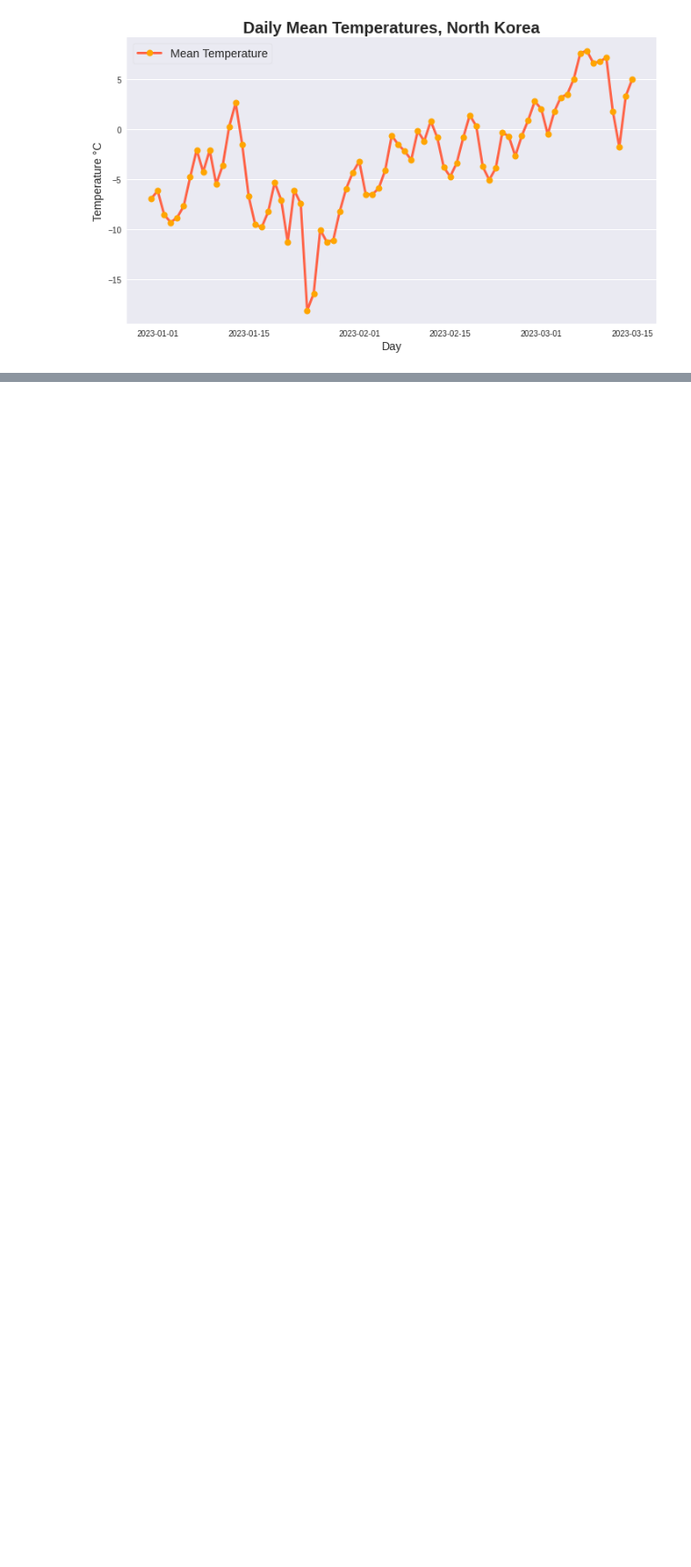
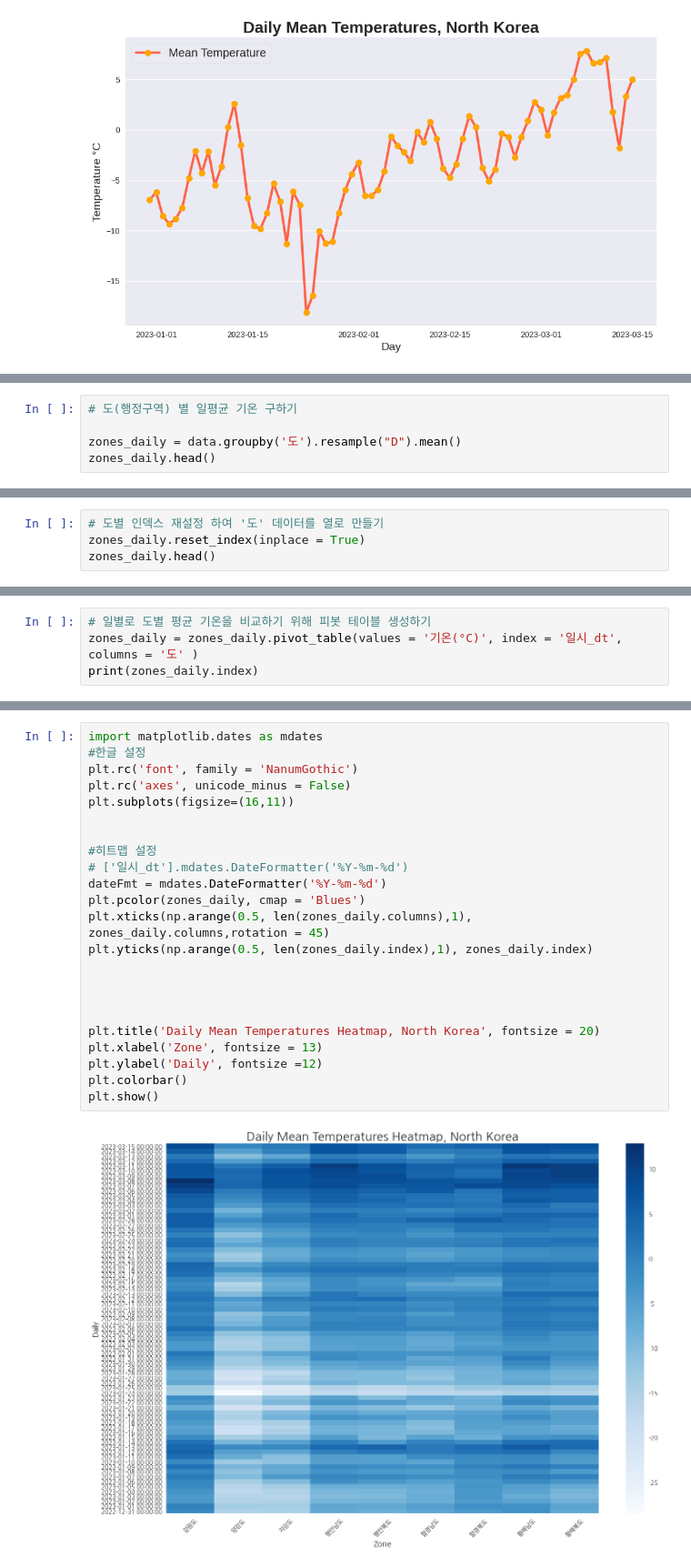
Before and after one commit to thdfydgh/MilitaryProjectDA, a Jupyter notebook: NorthKoreaDA.ipynb, the cells around one changed output, grey strips where cells are left out. Shown at 91% size. Saved outputs shown, nothing was run; the diff lists cells and outputs as text; blank space fills up the shorter version.

```diff
--- a/NorthKoreaDA.ipynb
+++ b/NorthKoreaDA.ipynb
@@ -317,0 +388,5 @@ plt.tight_layout()
+# %%
+# 도(행정구역) 별 일평균 기온 구하기
+
+zones_daily = data.groupby('도').resample("D").mean()
+zones_daily.head()
@@ -317,0 +401,4 @@ plt.tight_layout()
+# %%
+# 도별 인덱스 재설정 하여 '도' 데이터를 열로 만들기
+zones_daily.reset_index(inplace = True)
+zones_daily.head()
@@ -317,0 +412,4 @@ plt.tight_layout()
+# %%
+# 일별로 도별 평균 기온을 비교하기 위해 피봇 테이블 생성하기
+zones_daily = zones_daily.pivot_table(values = '기온(°C)', index = '일시_dt', columns = '도' )
+print(zones_daily.index)
@@ -317,0 +437,25 @@ plt.tight_layout()
+# %%
+import matplotlib.dates as mdates
+#한글 설정
+plt.rc('font', family = 'NanumGothic')
+plt.rc('axes', unicode_minus = False)
+plt.subplots(figsize=(16,11))
+
+
+#히트맵 설정
+# ['일시_dt'].mdates.DateFormatter('%Y-%m-%d')
+dateFmt = mdates.DateFormatter('%Y-%m-%d')
+plt.pcolor(zones_daily, cmap = 'Blues')
+plt.xticks(np.arange(0.5, len(zones_daily.columns),1), zones_daily.columns,rotation = 45)
+plt.yticks(np.arange(0.5, len(zones_daily.index),1), zones_daily.index)
+
+
+
+
+plt.title('Daily Mean Temperatures Heatmap, North Korea', fontsize = 20)
+plt.xlabel('Zone', fontsize = 13)
+plt.ylabel('Daily', fontsize =12)
+plt.colorbar()
+plt.show()
+# %% [output]
+[figure, added]
```
Also changed, not shown: parts of 13 cells of this notebook.
